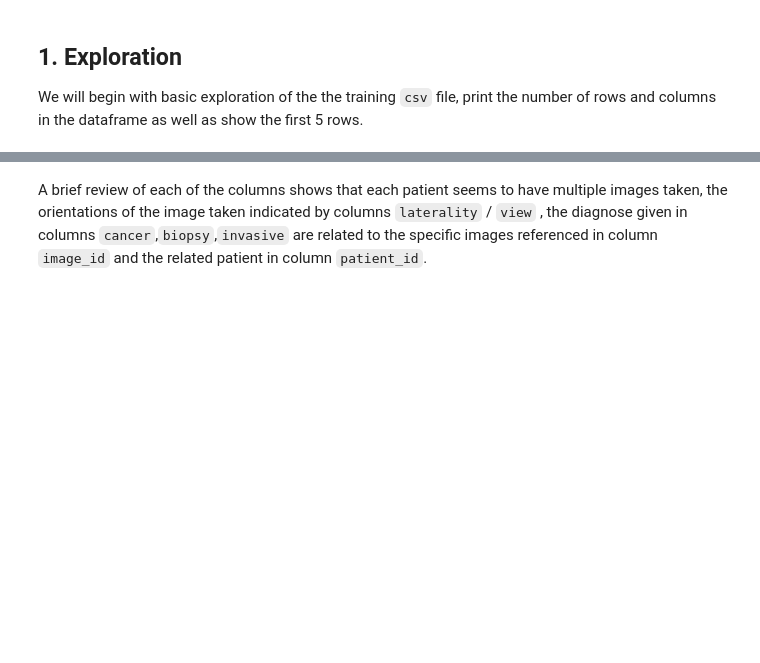
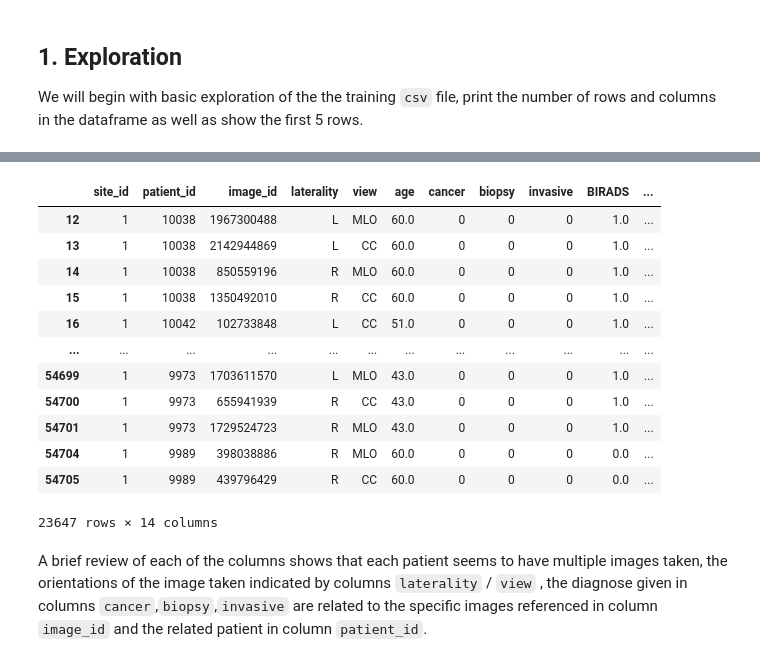
Before and after one commit to manchhui/RSNA-Screening-Mammography, a Jupyter notebook: eda-rsna-screening-mammography-dataset.ipynb, the cells around one changed output, grey strips where cells are left out. Drawn from its saved outputs; the diff is of its cells as text; code cells hidden in the pictures; blank space fills up the shorter version.

```diff
--- a/eda-rsna-screening-mammography-dataset.ipynb
+++ b/eda-rsna-screening-mammography-dataset.ipynb
@@ -89,3 +94,19 @@ There are 54706 rows and 14 columns in this data frame
+# %%
+train_df.dropna()
+# %% [output]
+|  | site_id | patient_id | image_id | laterality | view | age | cancer | biopsy | invasive | BIRADS | ... |
+| 12 | 1 | 10038 | 1967300488 | L | MLO | 60.0 | 0 | 0 | 0 | 1.0 | ... |
+| 13 | 1 | 10038 | 2142944869 | L | CC | 60.0 | 0 | 0 | 0 | 1.0 | ... |
+| 14 | 1 | 10038 | 850559196 | R | MLO | 60.0 | 0 | 0 | 0 | 1.0 | ... |
+| 15 | 1 | 10038 | 1350492010 | R | CC | 60.0 | 0 | 0 | 0 | 1.0 | ... |
+| 16 | 1 | 10042 | 102733848 | L | CC | 51.0 | 0 | 0 | 0 | 1.0 | ... |
+| ... | ... | ... | ... | ... | ... | ... | ... | ... | ... | ... | ... |
+| 54699 | 1 | 9973 | 1703611570 | L | MLO | 43.0 | 0 | 0 | 0 | 1.0 | ... |
+| 54700 | 1 | 9973 | 655941939 | R | CC | 43.0 | 0 | 0 | 0 | 1.0 | ... |
+| 54701 | 1 | 9973 | 1729524723 | R | MLO | 43.0 | 0 | 0 | 0 | 1.0 | ... |
+| 54704 | 1 | 9989 | 398038886 | R | MLO | 60.0 | 0 | 0 | 0 | 0.0 | ... |
+| 54705 | 1 | 9989 | 439796429 | R | CC | 60.0 | 0 | 0 | 0 | 0.0 | ... |
+23647 rows × 14 columns
 # %% [markdown]
 A brief review of each of the columns shows that each patient seems to have multiple images taken, the orientations of the image taken indicated by columns `laterality` / `view` , the diagnose given in columns `cancer`,`biopsy`,`invasive` are related to the specific images referenced in column `image_id` and the related patient in column `patient_id`.
 # %% [markdown]
```
Also changed, not shown: parts of 3 cells of this notebook.
